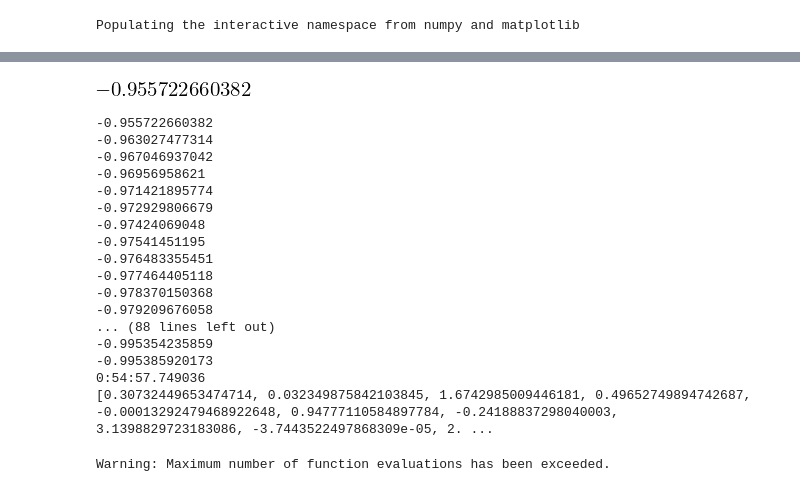
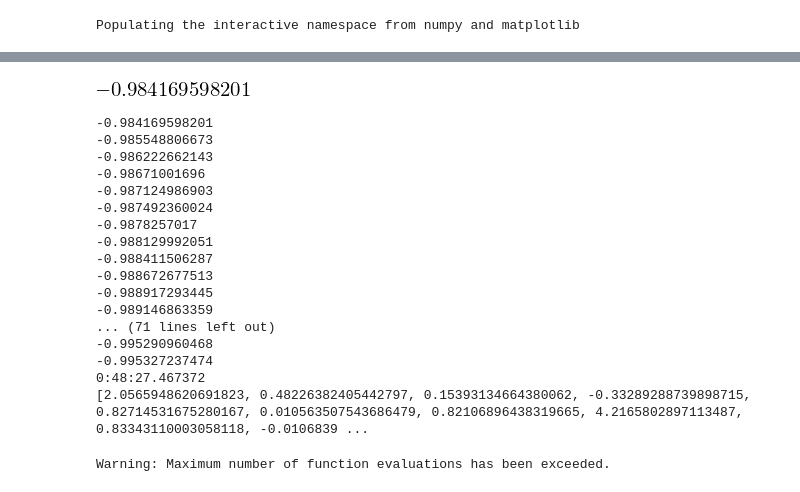
Before and after one commit to lucainnocenti/quantum-gate-learning-NicolaPancotti, a Jupyter notebook: Toffoli.ipynb, the cells around one changed output, grey strips where cells are left out. Saved outputs shown, nothing was run; the diff lists cells and outputs as text; code cells hidden in the pictures.

```diff
--- a/Toffoli.ipynb
+++ b/Toffoli.ipynb
@@ -196,9 +196,9 @@ def Fidelity (J):  #Fidelity function
 
 
             fidStep = (1/(dimG*(dimG+1)))*Gstar_ik*Eps_ijkl*G_jl
-            Fid += abs(fidStep[0][0][0])
+            Fid += fidStep[0][0][0]
 
-    return -Fid
+    return -abs(Fid)
 # %%
 ########################
 #SGD
@@ -278,9 +295,7 @@ KeyboardInterrupt:
-# %%
-Jini = [0.76647556196169342, 0.28500037835676162, 1.5907048693115762, 0.47382274463352952, -0.0031911952536275261, 1.0504146781569172, -0.25875681009202883, 3.1171782180008023, 0.0093412712885166949, 2.2360236329183856, 0.1299810042560495, 0.72944480433040715, 0.029863701335390028, 1.0765656249193905, 0.84517949410820914, -2.6998513478724999, 0.00061579312594525846, 0.6336271337656485, 0.64667813241040095, -4.9173513898984691, 0.014345061889050199, 1.3151337811811119, 0.26659441167287701, 0.016983247135478947, 0.066373526822133863, 0.16432078787072774, 1.0806842759569435, 1.4115892799076186, 0.0023525538794476573, 0.60856049261188194, 0.24728145586507735, -0.020562717230570297, -2.5523420915886197, -0.097694742426209083, 1.0622189335057703, 0.32307630717798297]
-Jini2= [0.76647556196169342, 0.28500037835676162, 1.5907048693115762, 0.47382274463352952, -0.0031911952536275261, 1.0504146781569172, -0.25875681009202883, 3.1171782180008023, 0.0093412712885166949, 2.2360236329183856, 0.1299810042560495, 0.72944480433040715, 0.029863701335390028, 1.0765656249193905, 0.84517949410820914, 			-2.6998513478724999, 0.00061579312594525846, 0.6336271337656485, 0.64667813241040095, -4.9173513898984691, 0.014345061889050199, 1.3151337811811119, 0.26659441167287701, 0.016983247135478947, 0.066373526822133863, 				0.16432078787072774, 1.0806842759569435, 1.4115892799076186, 0.0023525538794476573, 0.60856049261188194, 0.24728145586507735, -0.020562717230570297, -2.5523420915886197, -0.097694742426209083, 1.0622189335057703, 0.32307630717798297]
-Fidelity(Jini)
-# %% [output]
-[figure, removed]
+# %%
+Fidelity(Jopt)
+# %% [output]
+[figure, added]
 # %%
 def LocGradient(J,s) :
 
@@ -325,29 +340,30 @@ def GradDesc(Jopt) :
     return J
 
 t = open('nonStochasticToffoli', 'w+')
+Jini = Jopt
 startTime = datetime.now()
 J2 = GradDesc(Jini)
 print(datetime.now()-startTime)
 print(J2)
 t.close()
 # %% [output]
--0.955722660382
--0.963027477314
--0.967046937042
--0.96956958621
--0.971421895774
--0.972929806679
--0.97424069048
--0.97541451195
--0.976483355451
--0.977464405118
--0.978370150368
--0.979209676058
-... (88 lines left out)
--0.995354235859
--0.995385920173
-0:54:57.749036
-[0.30732449653474714, 0.032349875842103845, 1.6742985009446181, 0.49652749894742687, -0.00013292479468922648, 0.94777110584897784, -0.24188837298040003, 3.1398829723183086, -3.7443522497868309e-05, 2. ...
+-0.984169598201
+-0.985548806673
+-0.986222662143
+-0.98671001696
+-0.987124986903
+-0.987492360024
+-0.9878257017
+-0.988129992051
+-0.988411506287
+-0.988672677513
+-0.988917293445
+-0.989146863359
+... (71 lines left out)
+-0.995290960468
+-0.995327237474
+0:48:27.467372
+[2.0565948620691823, 0.48226382405442797, 0.15393134664380062, -0.33289288739898715, 0.82714531675280167, 0.010563507543686479, 0.82106896438319665, 4.2165802897113487, 0.83343110003058118, -0.0106839 ...
 # %%
 #---- NUN TE SCORDA' DE METTE ER MENO NELLA FIDELITY !!!!! ------#
 Jopt = [0.76647556196169342, 0.28500037835676162, 1.5907048693115762, 0.47382274463352952, -0.0031911952536275261, 1.0504146781569172, -0.25875681009202883, 3.1171782180008023, 0.0093412712885166949, 2.2360236329183856, 0.1299810042560495, 0.72944480433040715, 0.029863701335390028, 1.0765656249193905, 0.84517949410820914, -2.6998513478724999, 0.00061579312594525846, 0.6336271337656485, 0.64667813241040095, -4.9173513898984691, 0.014345061889050199, 1.3151337811811119, 0.26659441167287701, 0.016983247135478947, 0.066373526822133863, 0.16432078787072774, 1.0806842759569435, 1.4115892799076186, 0.0023525538794476573, 0.60856049261188194, 0.24728145586507735, -0.020562717230570297, -2.5523420915886197, -0.097694742426209083, 1.0622189335057703, 0.32307630717798297]
```
Also changed, not shown: parts of 1 cell of this notebook, 6 other files.
